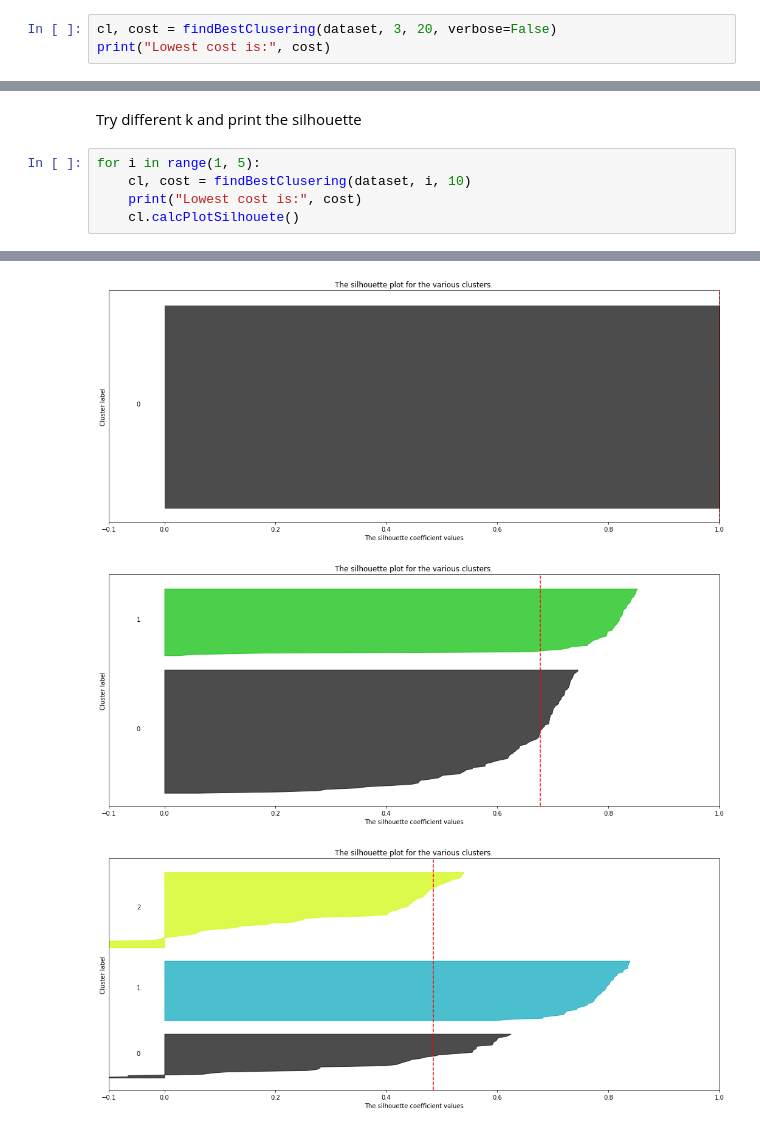
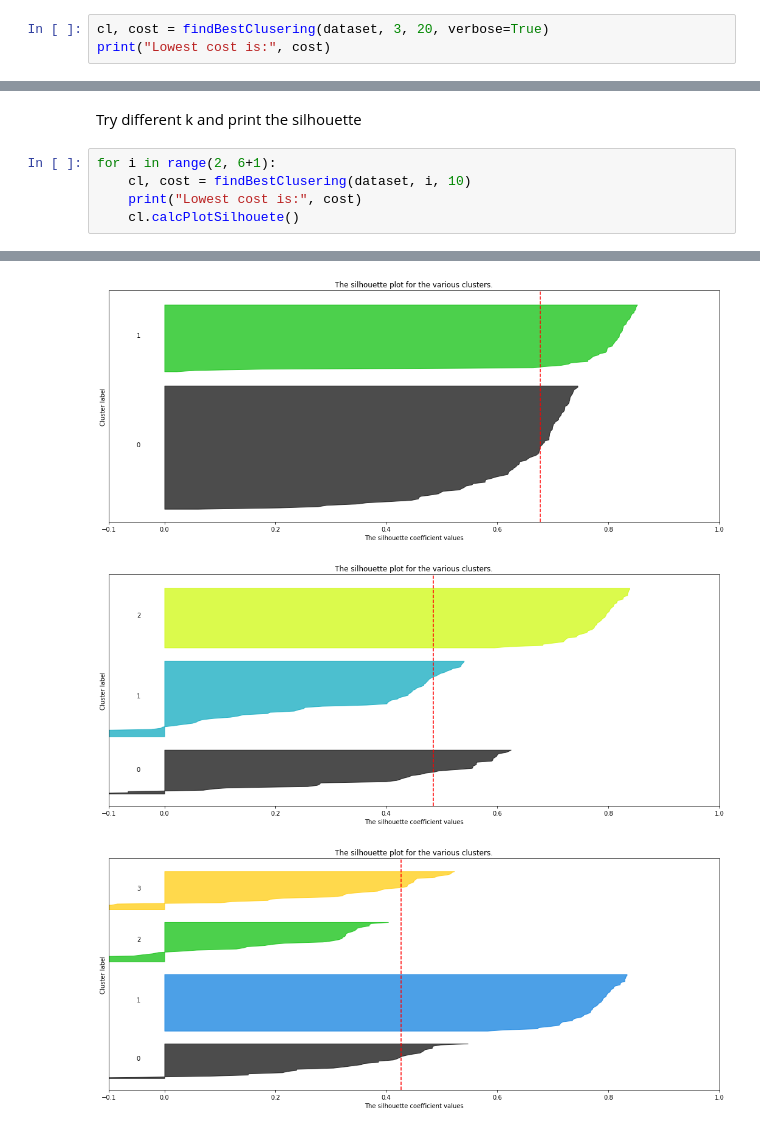
Before and after one commit to Dosclic98/Esame_Machine_Learning, a Jupyter notebook: Clustering/main.ipynb, the cells around one changed output, grey strips where cells are left out. Drawn from its saved outputs; the diff is of its cells as text.

```diff
--- a/Clustering/main.ipynb
+++ b/Clustering/main.ipynb
@@ -40,6 +40,6 @@ dataset = pd.read_csv("data/iris.csv")
 # %% [markdown]
 Find best K-means clustering with k = 3 and 10 iterations max
 # %%
-cl, cost = findBestClusering(dataset, 3, 20, verbose=False)
+cl, cost = findBestClusering(dataset, 3, 20, verbose=True)
 print("Lowest cost is:", cost)
 # %% [output]
@@ -87,7 +103,7 @@ Calculating elbow for kClusters: 5
 # %% [markdown]
 Try different k and print the silhouette
 # %%
-for i in range(1, 5):
+for i in range(2, 6+1):
     cl, cost = findBestClusering(dataset, i, 10)
     print("Lowest cost is:", cost)
     cl.calcPlotSilhouete()
@@ -112,3 +128,3 @@ For k clusters = 4 The average silhouette_score is : 0.42695177755672753
-[figure, old version]
+[figure, new version]
-[figure, old version]
+[figure, new version]
-[figure, old version]
+[figure, new version]
```
Also changed, not shown: parts of 4 cells of this notebook, 2 other files.
